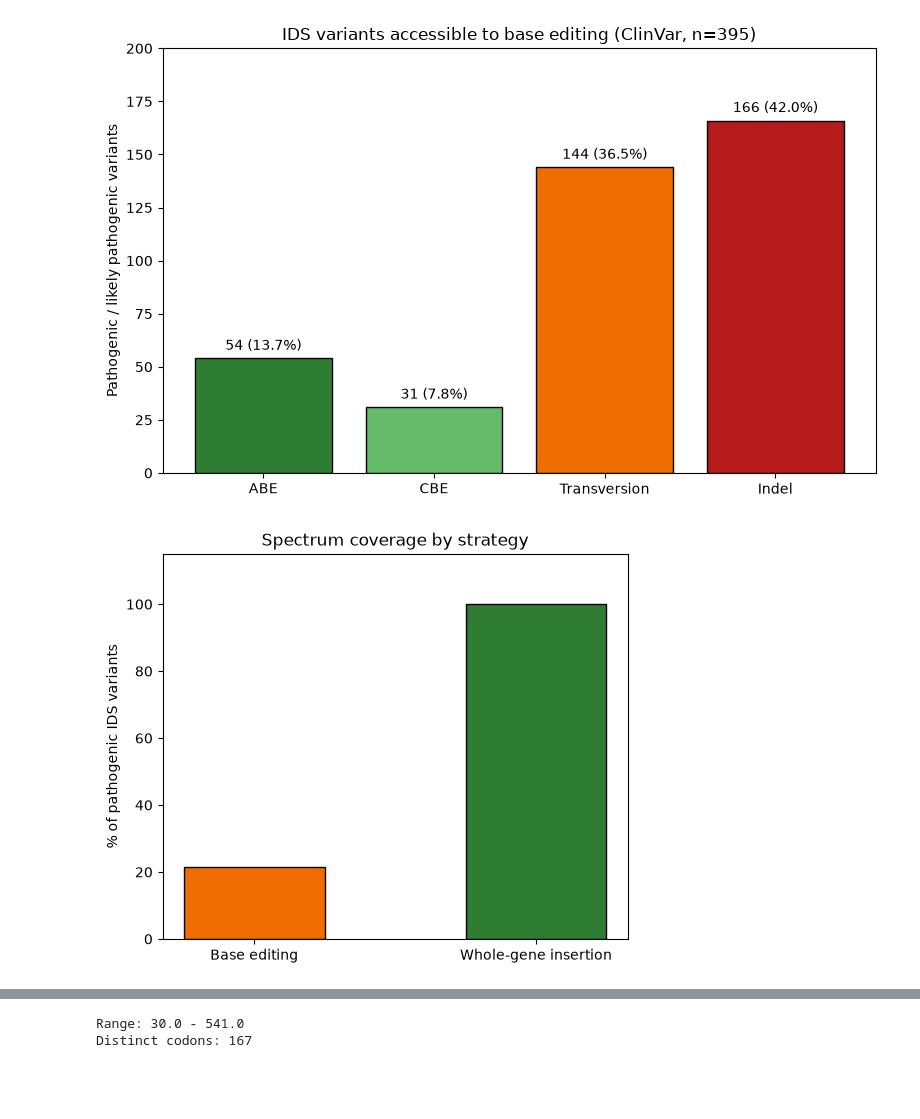
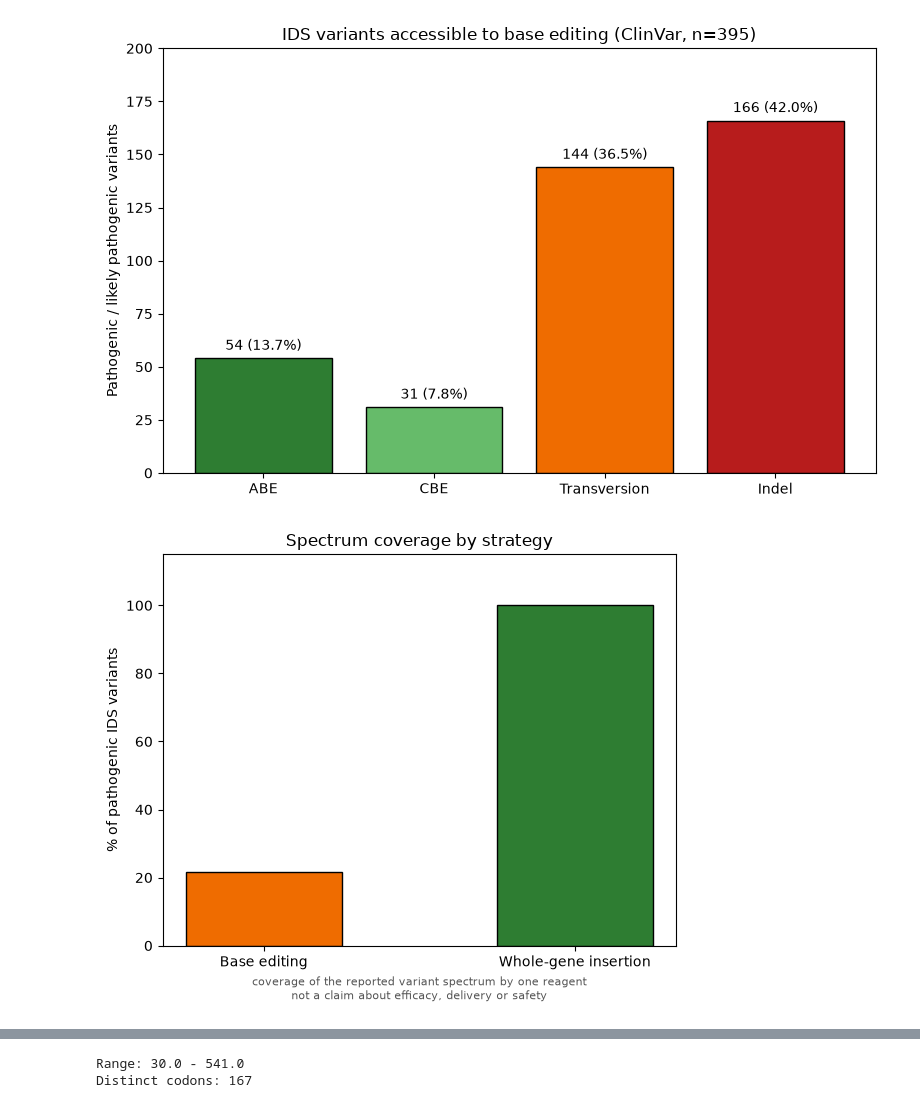
Before and after one commit to PantelisMastakoulis/IDS-variant-analysis, a Jupyter notebook: 01_explore_variants.ipynb, the cells around one changed output, grey strips where cells are left out. Cells and saved outputs as stored; diff of their text form; code cells hidden in the pictures; blank space fills up the shorter version.

```diff
--- a/01_explore_variants.ipynb
+++ b/01_explore_variants.ipynb
@@ -328,17 +328,20 @@ plt.show()
 # %%
 strategies = ["Base editing", "Whole-gene insertion"]
 coverage = [21.5, 100.0]
 cols = ["#EF6C00", "#2E7D32"]
 
 fig, ax = plt.subplots(figsize=(6, 5))
 ax.bar(strategies, coverage, color=cols, edgecolor="black", width=0.5)
 ax.set_ylabel("% of pathogenic IDS variants")
 ax.set_title("Spectrum coverage by strategy")
+ax.set_xlabel("coverage of the reported variant spectrum by one reagent\nnot a claim about efficacy, delivery or safety",
+              fontsize=8, color="#555555")
 ax.set_ylim(0, 115)
+plt.tight_layout()
 plt.savefig("results/fig2.png", dpi=300)
 plt.show()
 # %% [output]
-[figure, old version]
+[figure, new version]
 # %%
 print(df["Protein change"].head(20).to_string())
 print()
```
Also changed, not shown: 2 other files.
